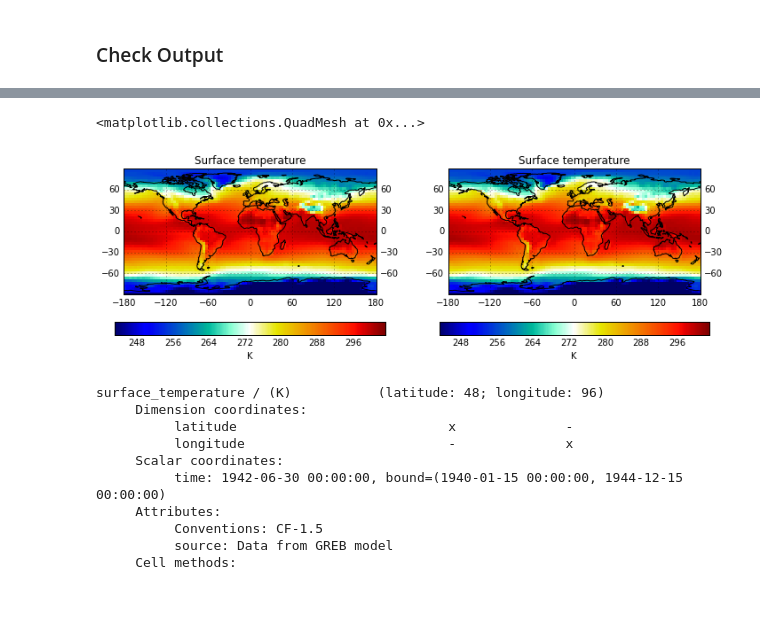
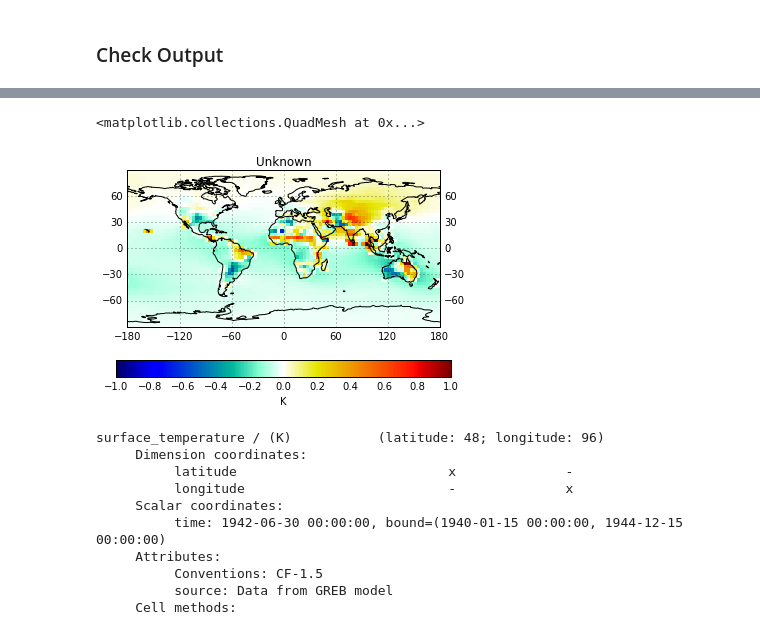
Before and after one commit to nltyrrell/greb_tools, a Jupyter notebook: greb_experiments.ipynb, the cells around one changed output, grey strips where cells are left out. Drawn from its saved outputs; the diff is of its cells as text; code cells hidden in the pictures; blank space fills up the shorter version.

Commit message:
smc anom and model run working, need to add l/s mask

```diff
--- a/greb_experiments.ipynb
+++ b/greb_experiments.ipynb
@@ -53,9 +49,10 @@ Initial experiments
 # %% [markdown]
 Define the experiment name
 # %%
-# exp = "smc.dry"
+exp = "smc.pos"
 # exp = "clim"
-exp = "u_anom.pos"
+# exp = "u_anom.pos"
+# exp = "uv_anom.pos"
 # exp = "v_anom.pos"
 # exp = "icealb"
 print exp
@@ -197,22 +238,25 @@ qplt.pcmeshclf(cube_list[0][:,:,1])
 # %%
 nc_dir = main_dir+'ncfiles/'
 t_surf_clim = iris.load_cube(nc_dir + '/t_surf.clim.nc')
-t_surf = cube_list[0]
+t_surf = iris.load_cube(nc_dir + '/t_surf.' + exp + '.nc')
 
 gt.try_cube(t_surf_clim)
 gt.try_cube(t_surf)
 
-t_surf_clim_mean = t_surf_clim.collapsed('time',iris.analysis.MEAN)
-t_surf_mean = t_surf.collapsed('time',iris.analysis.MEAN)
+# take the mean of last year
+t_surf_clim_mean = t_surf_clim[:,:,-13:-1].collapsed('time',iris.analysis.MEAN)
+t_surf_mean = t_surf[:,:,-13:-1].collapsed('time',iris.analysis.MEAN)
+dif = t_surf_mean - t_surf_clim_mean
+qplt.pcmeshclf(dif,vmin=-1,vmax=1,cmap=mc.jetwhite())
 
-fig = plt.figure(figsize=(12,8))
-plt.subplot(2,2,1)
-qplt.pcmeshclf(t_surf_clim_mean,hold=True,cmap=mc.jetwhite(),vmax = (273.15+30), vmin = (273.15-30))
-plt.subplot(2,2,2)
-qplt.pcmeshclf(t_surf_mean,hold=True,cmap=mc.jetwhite(),vmax = (273.15+30), vmin = (273.15-30))
+#fig = plt.figure(figsize=(12,8))
+#plt.subplot(2,2,1)
+#qplt.pcmeshclf(t_surf_clim_mean,hold=True,cmap=mc.jetwhite(),vmax = (273.15+30), vmin = (273.15-30))
+#plt.subplot(2,2,2)
+#qplt.pcmeshclf(t_surf_mean,hold=True,cmap=mc.jetwhite(),vmax = (273.15+30), vmin = (273.15-30))
 # %% [output]
 <matplotlib.collections.QuadMesh at 0x...>
-[figure, old version]
+[figure, new version]
 # %%
 print t_surf_clim_mean
 print t_surf_mean
```
Also changed, not shown: parts of 14 cells of this notebook, 10 other files.
